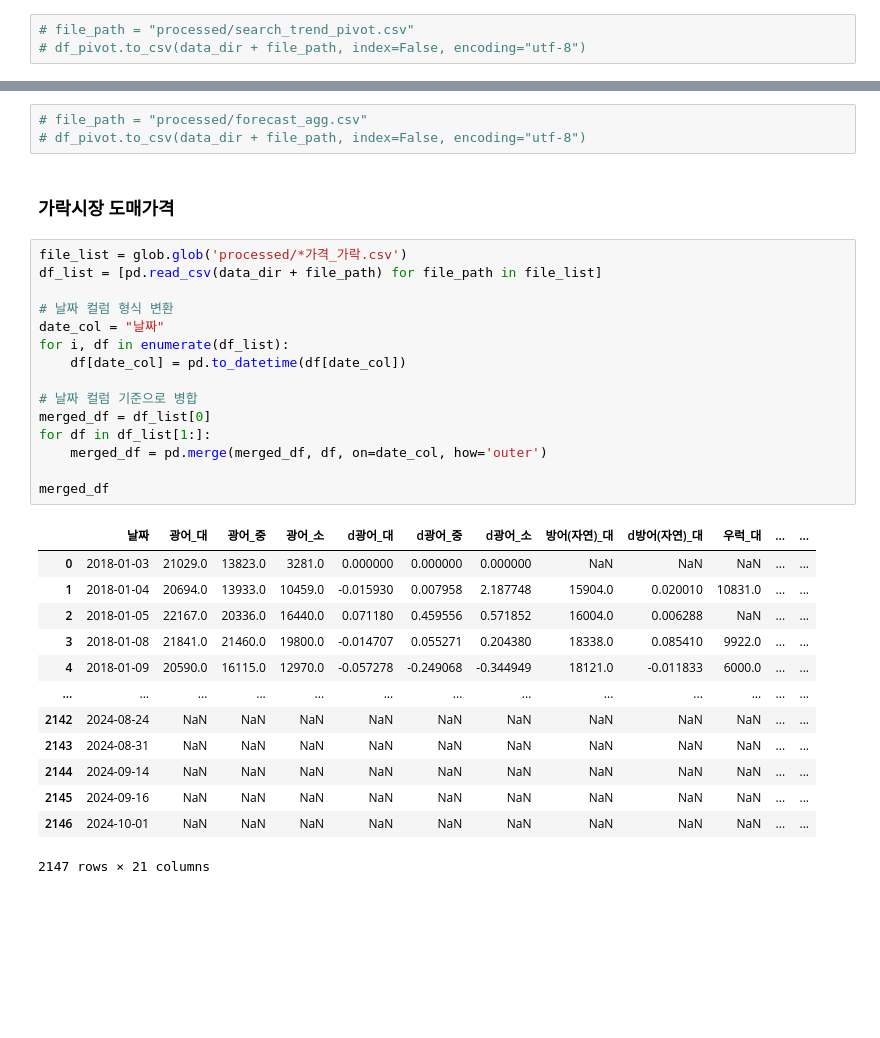
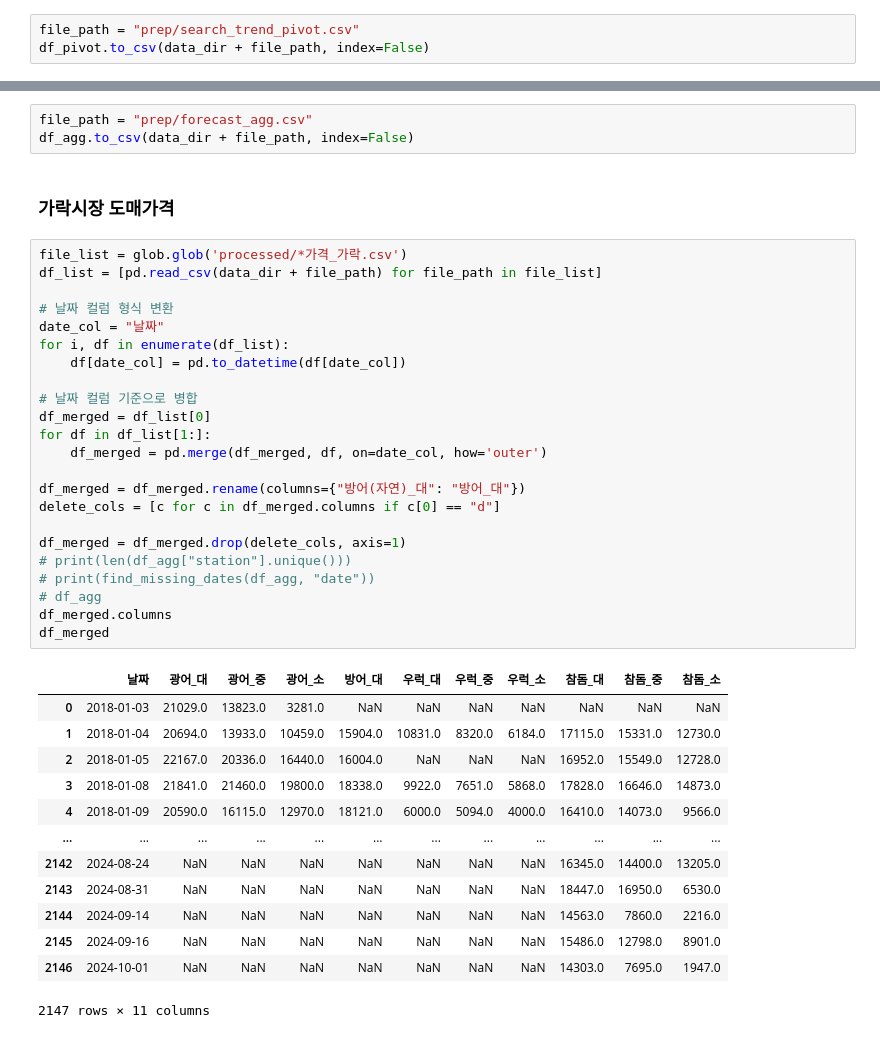
Before and after one commit to vhf1030/Pisces, a Jupyter notebook: data/data_prep.ipynb, the cells around one changed output, grey strips where cells are left out. Saved outputs shown, nothing was run; the diff lists cells and outputs as text; blank space fills up the shorter version.

Commit message:
Prepare data - in progress

```diff
--- a/data/data_prep.ipynb
+++ b/data/data_prep.ipynb
@@ -107,8 +107,8 @@ DatetimeIndex([], dtype='datetime64[ns]', freq='D')
 | 36167 | 2024-12-31 | 60_80 | 1.609421 | 1.329479 | 4.840044 | 3.384873 | 3.176843 | 1.865736 | 1.301964 |
 36168 rows × 9 columns
 # %%
-# file_path = "processed/search_trend_pivot.csv"
-# df_pivot.to_csv(data_dir + file_path, index=False, encoding="utf-8")
+file_path = "prep/search_trend_pivot.csv"
+df_pivot.to_csv(data_dir + file_path, index=False)
 # %% [markdown]
 ### 기상정보
 # %%
@@ -215,34 +199,42 @@ DatetimeIndex(['2023-04-18'], dtype='datetime64[ns]', freq=None)
 # %%
-# file_path = "processed/forecast_agg.csv"
-# df_pivot.to_csv(data_dir + file_path, index=False, encoding="utf-8")
+file_path = "prep/forecast_agg.csv"
+df_agg.to_csv(data_dir + file_path, index=False)
 # %% [markdown]
 ### 가락시장 도매가격
 # %%
 file_list = glob.glob('processed/*가격_가락.csv')
 df_list = [pd.read_csv(data_dir + file_path) for file_path in file_list]
 
 # 날짜 컬럼 형식 변환
 date_col = "날짜"
 for i, df in enumerate(df_list):
     df[date_col] = pd.to_datetime(df[date_col])
 
 # 날짜 컬럼 기준으로 병합
-merged_df = df_list[0]
+df_merged = df_list[0]
 for df in df_list[1:]:
-    merged_df = pd.merge(merged_df, df, on=date_col, how='outer')
+    df_merged = pd.merge(df_merged, df, on=date_col, how='outer')
 
-merged_df
+df_merged = df_merged.rename(columns={"방어(자연)_대": "방어_대"})
+delete_cols = [c for c in df_merged.columns if c[0] == "d"]
+
+df_merged = df_merged.drop(delete_cols, axis=1)
+# print(len(df_agg["station"].unique()))
+# print(find_missing_dates(df_agg, "date"))
+# df_agg
+df_merged.columns
+df_merged
 # %% [output]
-|  | 날짜 | 광어_대 | 광어_중 | 광어_소 | d광어_대 | d광어_중 | d광어_소 | 방어(자연)_대 | d방어(자연)_대 | 우럭_대 | ... | ... |
-| 0 | 2018-01-03 | 21029.0 | 13823.0 | 3281.0 | 0.000000 | 0.000000 | 0.000000 | NaN | NaN | NaN | ... | ... |
-| 1 | 2018-01-04 | 20694.0 | 13933.0 | 10459.0 | -0.015930 | 0.007958 | 2.187748 | 15904.0 | 0.020010 | 10831.0 | ... | ... |
-| 2 | 2018-01-05 | 22167.0 | 20336.0 | 16440.0 | 0.071180 | 0.459556 | 0.571852 | 16004.0 | 0.006288 | NaN | ... | ... |
-| 3 | 2018-01-08 | 21841.0 | 21460.0 | 19800.0 | -0.014707 | 0.055271 | 0.204380 | 18338.0 | 0.085410 | 9922.0 | ... | ... |
-| 4 | 2018-01-09 | 20590.0 | 16115.0 | 12970.0 | -0.057278 | -0.249068 | -0.344949 | 18121.0 | -0.011833 | 6000.0 | ... | ... |
-| ... | ... | ... | ... | ... | ... | ... | ... | ... | ... | ... | ... | ... |
-| 2142 | 2024-08-24 | NaN | NaN | NaN | NaN | NaN | NaN | NaN | NaN | NaN | ... | ... |
-| 2143 | 2024-08-31 | NaN | NaN | NaN | NaN | NaN | NaN | NaN | NaN | NaN | ... | ... |
-| 2144 | 2024-09-14 | NaN | NaN | NaN | NaN | NaN | NaN | NaN | NaN | NaN | ... | ... |
-| 2145 | 2024-09-16 | NaN | NaN | NaN | NaN | NaN | NaN | NaN | NaN | NaN | ... | ... |
-| 2146 | 2024-10-01 | NaN | NaN | NaN | NaN | NaN | NaN | NaN | NaN | NaN | ... | ... |
+|  | 날짜 | 광어_대 | 광어_중 | 광어_소 | 방어_대 | 우럭_대 | 우럭_중 | 우럭_소 | 참돔_대 | 참돔_중 | 참돔_소 |
+| 0 | 2018-01-03 | 21029.0 | 13823.0 | 3281.0 | NaN | NaN | NaN | NaN | NaN | NaN | NaN |
+| 1 | 2018-01-04 | 20694.0 | 13933.0 | 10459.0 | 15904.0 | 10831.0 | 8320.0 | 6184.0 | 17115.0 | 15331.0 | 12730.0 |
+| 2 | 2018-01-05 | 22167.0 | 20336.0 | 16440.0 | 16004.0 | NaN | NaN | NaN | 16952.0 | 15549.0 | 12728.0 |
+| 3 | 2018-01-08 | 21841.0 | 21460.0 | 19800.0 | 18338.0 | 9922.0 | 7651.0 | 5868.0 | 17828.0 | 16646.0 | 14873.0 |
+| 4 | 2018-01-09 | 20590.0 | 16115.0 | 12970.0 | 18121.0 | 6000.0 | 5094.0 | 4000.0 | 16410.0 | 14073.0 | 9566.0 |
+| ... | ... | ... | ... | ... | ... | ... | ... | ... | ... | ... | ... |
+| 2142 | 2024-08-24 | NaN | NaN | NaN | NaN | NaN | NaN | NaN | 16345.0 | 14400.0 | 13205.0 |
+| 2143 | 2024-08-31 | NaN | NaN | NaN | NaN | NaN | NaN | NaN | 18447.0 | 16950.0 | 6530.0 |
+| 2144 | 2024-09-14 | NaN | NaN | NaN | NaN | NaN | NaN | NaN | 14563.0 | 7860.0 | 2216.0 |
+| 2145 | 2024-09-16 | NaN | NaN | NaN | NaN | NaN | NaN | NaN | 15486.0 | 12798.0 | 8901.0 |
+| 2146 | 2024-10-01 | NaN | NaN | NaN | NaN | NaN | NaN | NaN | 14303.0 | 7695.0 | 1947.0 |
-2147 rows × 21 columns
+2147 rows × 11 columns
```
Also changed, not shown: parts of 6 cells of this notebook, 8 other files.
